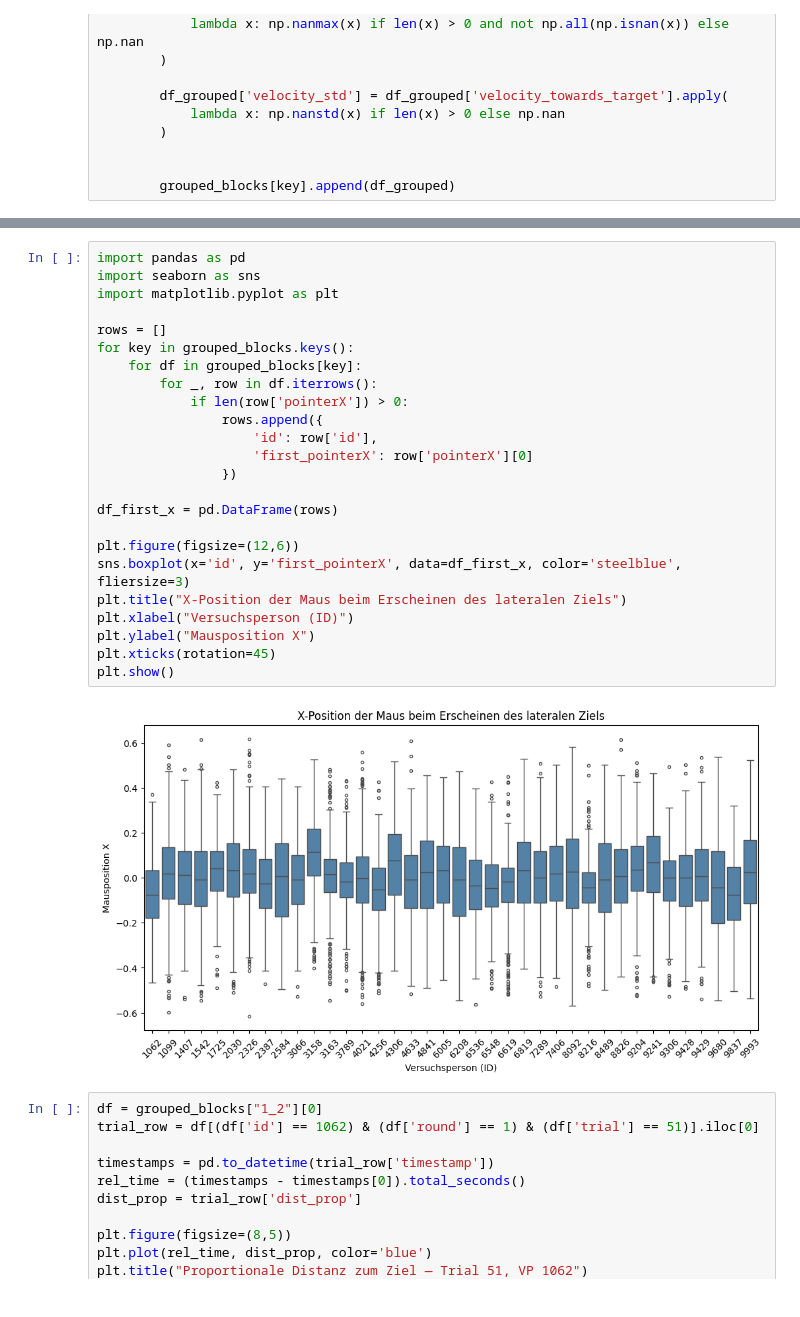
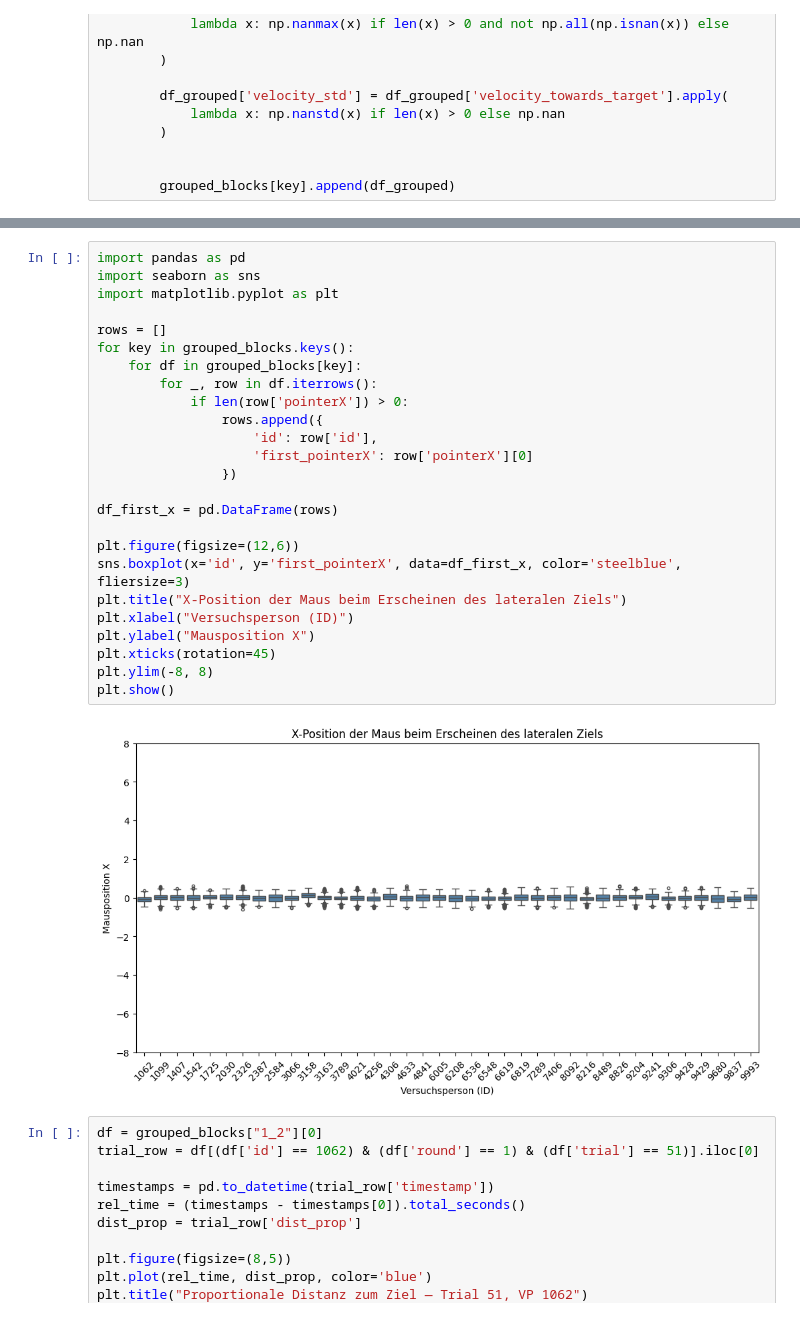
Before and after one commit to Michael1Mueller/Analyse-der-Latenz-induzierten-Nutzerverlangsamung-anhand-Mausbewegungsdaten, a Jupyter notebook: mainStudy/exploratory.ipynb, the cells around one changed output, grey strips where cells are left out. Saved outputs shown, nothing was run; the diff lists cells and outputs as text.

```diff
--- a/mainStudy/exploratory.ipynb
+++ b/mainStudy/exploratory.ipynb
@@ -259,29 +259,30 @@ grouped_blocks["1_2"][0].head()
 # %%
 import pandas as pd
 import seaborn as sns
 import matplotlib.pyplot as plt
 
 rows = []
 for key in grouped_blocks.keys():
     for df in grouped_blocks[key]:
         for _, row in df.iterrows():
             if len(row['pointerX']) > 0:
                 rows.append({
                     'id': row['id'],
                     'first_pointerX': row['pointerX'][0]
                 })
 
 df_first_x = pd.DataFrame(rows)
 
 plt.figure(figsize=(12,6))
 sns.boxplot(x='id', y='first_pointerX', data=df_first_x, color='steelblue', fliersize=3)
 plt.title("X-Position der Maus beim Erscheinen des lateralen Ziels")
 plt.xlabel("Versuchsperson (ID)")
 plt.ylabel("Mausposition X")
 plt.xticks(rotation=45)
+plt.ylim(-8, 8)
 plt.show()
 # %% [output]
-[figure, old version]
+[figure, new version]
 # %%
 df = grouped_blocks["1_2"][0]
 trial_row = df[(df['id'] == 1062) & (df['round'] == 1) & (df['trial'] == 51)].iloc[0]
```
Also changed, not shown: 20 other files.
